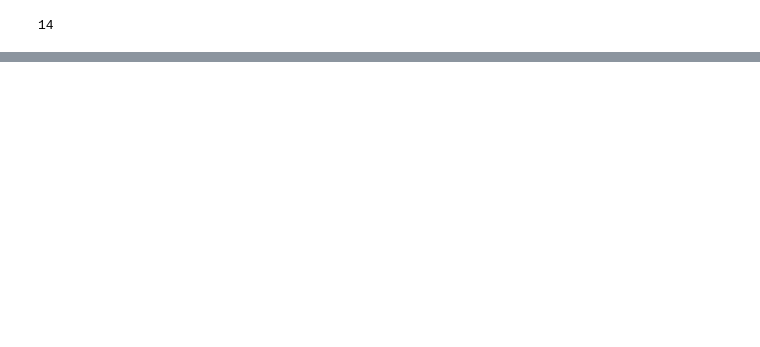
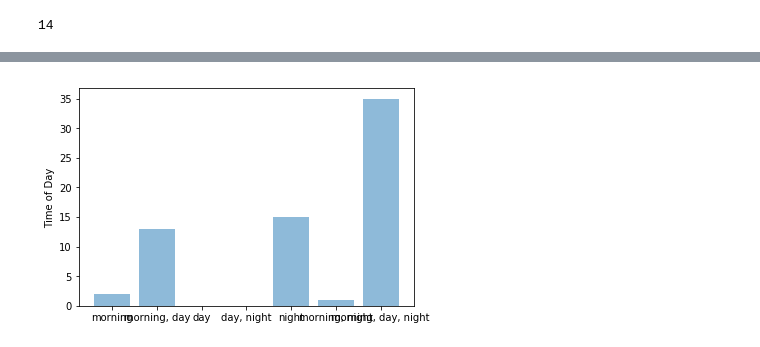
Before and after one commit to chumothyLee/PokemonLocationGuide, a Jupyter notebook: Final Proj.ipynb, the cells around one changed output, grey strips where cells are left out. Cells and saved outputs as stored; diff of their text form; code cells hidden in the pictures; blank space fills up the shorter version.

```diff
--- a/Final Proj.ipynb
+++ b/Final Proj.ipynb
@@ -458,0 +677,15 @@ pokemon_location_guide_df['Urban/Rural']=pokemon_location_guide_df['Routes Avail
+# %%
+temp = ['morning', 'morning, day', 'day', 'day, night', 'night', 'morning, night', 'morning, day, night']
+temp2 = [0, 0, 0, 0, 0, 0, 0]
+for i, row in pokemon_location_guide_df.iterrows():
+    times = row['Max Appearance Time']
+    i = temp.index(times)
+    temp2[i]+= 1
+
+y_pos = np.arange(7)
+plt.bar(y_pos, temp2, align = 'center', alpha = 0.5)
+plt.xticks(y_pos, temp)
+plt.ylabel('Time of Day')
+plt.show()
+# %% [output]
+[figure, added]
```
Also changed, not shown: parts of 36 cells of this notebook.
